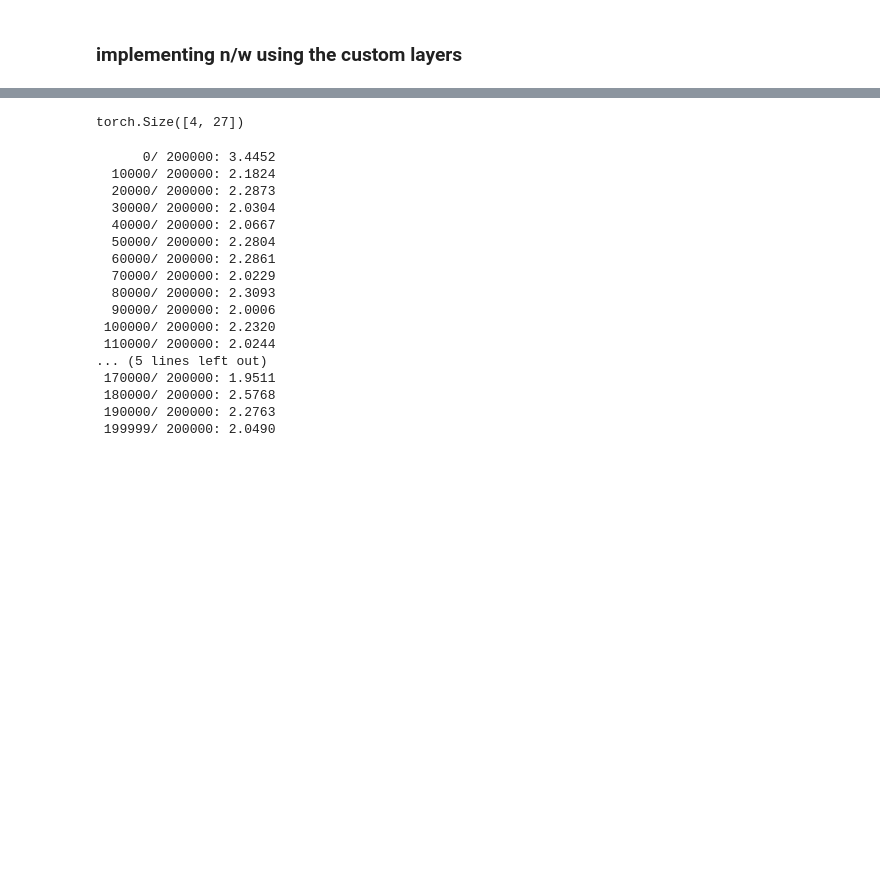
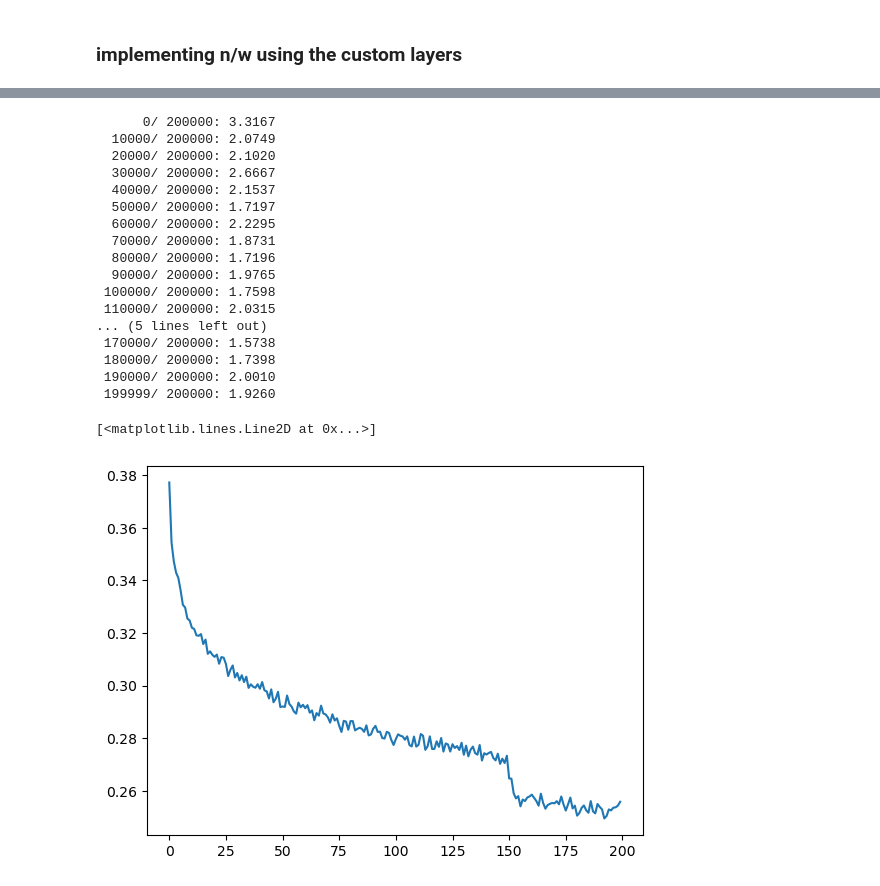
Before and after one commit to rajmadhan/deeplearning, a Jupyter notebook: makemore/makemore_wavenet.ipynb, the cells around one changed output, grey strips where cells are left out. Cells and saved outputs as stored; diff of their text form; code cells hidden in the pictures; blank space fills up the shorter version.

```diff
--- a/makemore/makemore_wavenet.ipynb
+++ b/makemore/makemore_wavenet.ipynb
@@ -69,3 +69,6 @@ Xte, Yte = build_dataset(words[n2:])        # 10%
 torch.int64 torch.Size([182625, 8]) torch.int64 torch.Size([182625])
 torch.int64 torch.Size([22655, 8]) torch.int64 torch.Size([22655])
 torch.int64 torch.Size([22866, 8]) torch.int64 torch.Size([22866])
+# %%
+for x,y in zip(Xtr[:20], Ytr[:20]):
+  print(''.join(itos[ix.item()] for ix in x), '-->', itos[y.item()])
@@ -192,21 +246,19 @@ for p in model.parameters():
 # %%
 g = torch.Generator().manual_seed(2147483647)
 batch_size = 4
-ix = torch.randint(0, Xtr.shape[0], (batch_size,), generator=g)
+ix = torch.randint(0, Xtr.shape[0], (batch_size,), generator=g).to(device)
 Xb = Xtr[ix]
 Yb = Ytr[ix]
 out = model(Xb)
 print(out.shape)
-# %% [output]
-torch.Size([4, 27])
 # %%
-g = torch.Generator().manual_seed(2147483647)
+#torch.manual_seed(42)
 max_steps = 200000
 batch_size = 32
 lossi = []
 
 for i in range(max_steps):
-    ix = torch.randint(0, Xtr.shape[0], (batch_size,), generator=g)
+    ix = torch.randint(0, Xtr.shape[0], (batch_size,))
     Xb, Yb = Xtr[ix], Ytr[ix] # batch X, Y
 
     # forward pass
@@ -219,7 +271,7 @@ for i in range(max_steps):
     loss.backward()
 
     # update gradient
-    lr = 0.1 if i < 100000 else 0.01
+    lr = 0.1 if i < 150000 else 0.01
     for p in model.parameters():
         p.data -= lr * p.grad
 
@@ -227,21 +279,27 @@ for i in range(max_steps):
     if i % 10000 == 0 or i == max_steps-1: # print every once in a while
         print(f'{i:7d}/{max_steps:7d}: {loss.item():.4f}')
     lossi.append(loss.log10().item())
+    #break
 # %% [output]
-      0/ 200000: 3.4452
-  10000/ 200000: 2.1824
-  20000/ 200000: 2.2873
-  30000/ 200000: 2.0304
-  40000/ 200000: 2.0667
-  50000/ 200000: 2.2804
-  60000/ 200000: 2.2861
-  70000/ 200000: 2.0229
-  80000/ 200000: 2.3093
-  90000/ 200000: 2.0006
- 100000/ 200000: 2.2320
- 110000/ 200000: 2.0244
+      0/ 200000: 3.3167
+  10000/ 200000: 2.0749
+  20000/ 200000: 2.1020
+  30000/ 200000: 2.6667
+  40000/ 200000: 2.1537
+  50000/ 200000: 1.7197
+  60000/ 200000: 2.2295
+  70000/ 200000: 1.8731
+  80000/ 200000: 1.7196
+  90000/ 200000: 1.9765
+ 100000/ 200000: 1.7598
+ 110000/ 200000: 2.0315
 ... (5 lines left out)
- 170000/ 200000: 1.9511
- 180000/ 200000: 2.5768
- 190000/ 200000: 2.2763
- 199999/ 200000: 2.0490
+ 170000/ 200000: 1.5738
+ 180000/ 200000: 1.7398
+ 190000/ 200000: 2.0010
+ 199999/ 200000: 1.9260
+# %%
+plt.plot(torch.tensor(lossi).view(-1, 1000).mean(1))
+# %% [output]
+[<matplotlib.lines.Line2D at 0x...>]
+[figure, added]
```
Also changed, not shown: parts of 5 cells of this notebook.
